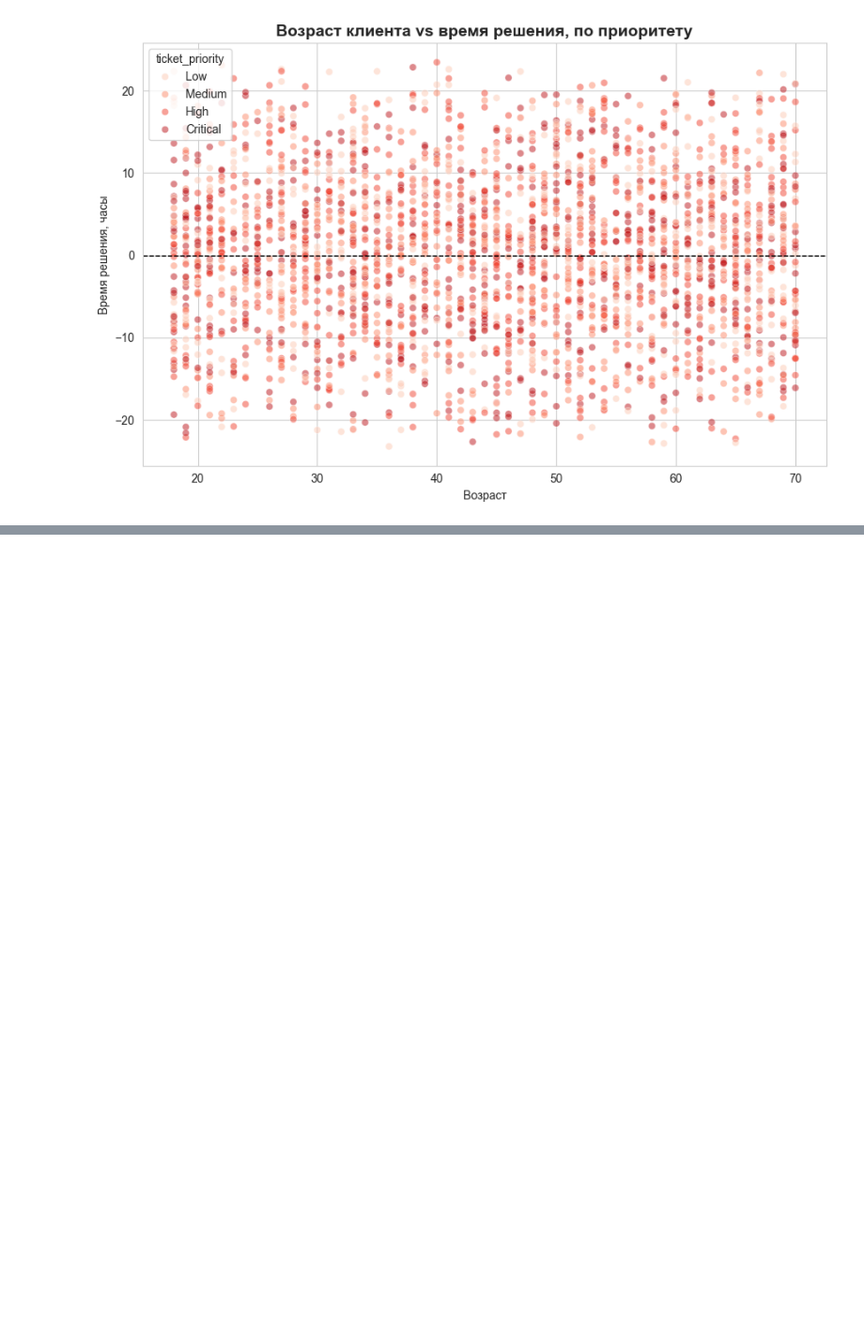
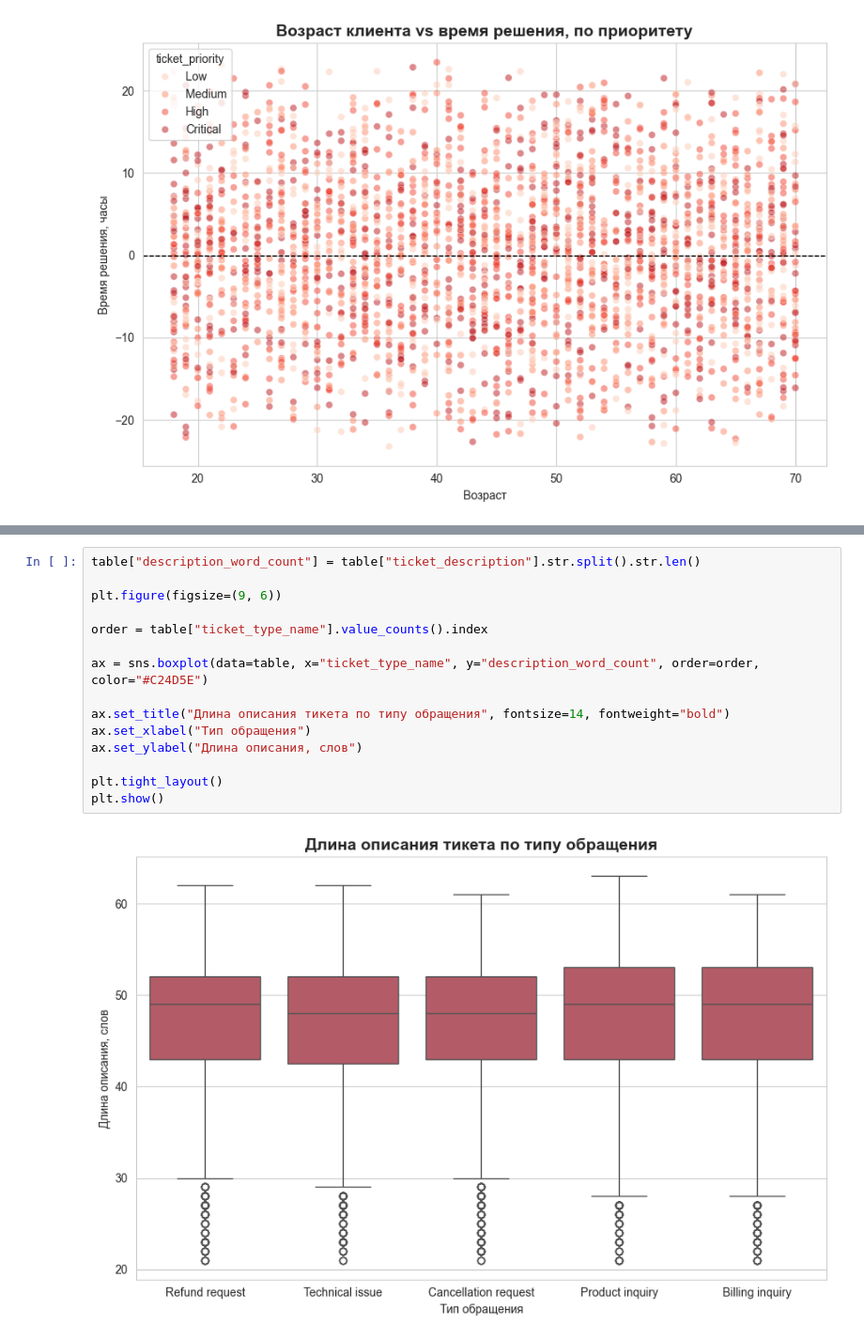
Before and after one commit to sevavargin/Customer-support, a Jupyter notebook: notebooks/eda.ipynb, the cells around one changed output, grey strips where cells are left out. Shown at 94% size. Drawn from its saved outputs; the diff is of its cells as text; blank space fills up the shorter version.

```diff
--- a/notebooks/eda.ipynb
+++ b/notebooks/eda.ipynb
@@ -174,0 +193,17 @@ plt.show()
+# %%
+table["description_word_count"] = table["ticket_description"].str.split().str.len()
+
+plt.figure(figsize=(9, 6))
+
+order = table["ticket_type_name"].value_counts().index
+
+ax = sns.boxplot(data=table, x="ticket_type_name", y="description_word_count", order=order, color="#C24D5E")
+
+ax.set_title("Длина описания тикета по типу обращения", fontsize=14, fontweight="bold")
+ax.set_xlabel("Тип обращения")
+ax.set_ylabel("Длина описания, слов")
+
+plt.tight_layout()
+plt.show()
+# %% [output]
+[figure, added]
```
Also changed, not shown: parts of 6 cells of this notebook.
